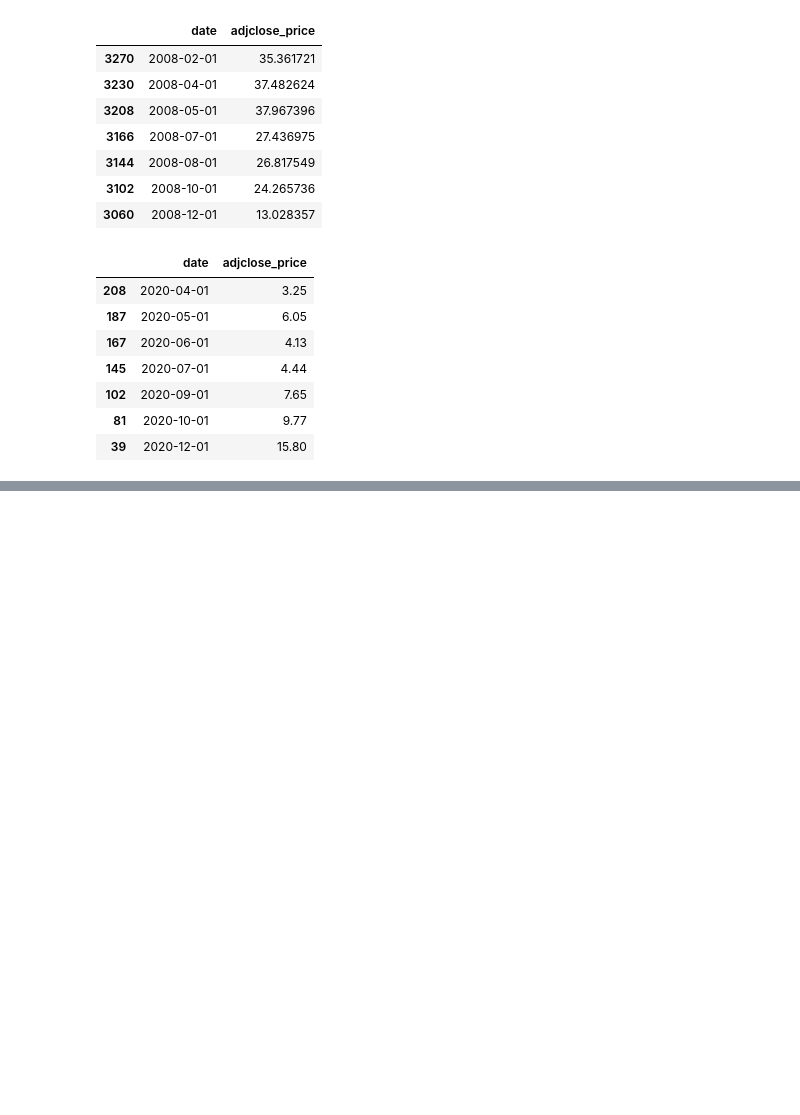
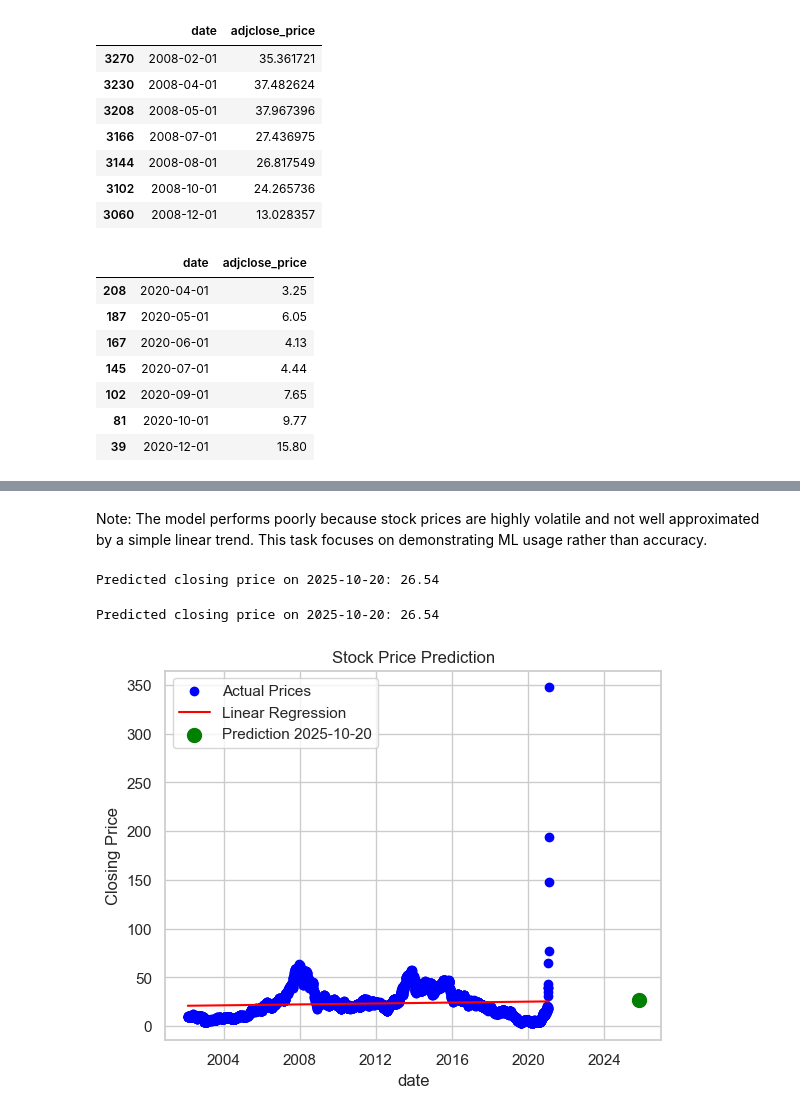
Before and after one commit to DAVE3625/Dave3625-Host-2025, a Jupyter notebook: Mandatory Assignments/MA2/Oblig2.ipynb, the cells around one changed output, grey strips where cells are left out. Drawn from its saved outputs; the diff is of its cells as text; code cells hidden in the pictures; blank space fills up the shorter version.

```diff
--- a/Mandatory Assignments/MA2/Oblig2.ipynb
+++ b/Mandatory Assignments/MA2/Oblig2.ipynb
@@ -204,0 +320,68 @@ Actual Adjusted Close Prices on 1st of Each Month in 2008 and 2021:
+# %% [markdown]
+Note: The model performs poorly because stock prices are highly volatile and not well approximated by a simple linear trend. This task focuses on demonstrating ML usage rather than accuracy.
+# %%
+import pandas as pd
+from sklearn.linear_model import LinearRegression
+from datetime import datetime
+
+# Load your stock data
+# Assume CSV has 'Date' and 'Close' columns
+data = pd.read_csv("GME_stock.csv")
+data['date'] = pd.to_datetime(data['date'])
+data['Date_ordinal'] = data['date'].map(pd.Timestamp.toordinal)  # Convert dates to numbers
+
+# Features and target
+X = data[['Date_ordinal']]
+y = data['close_price']
+
+# Train linear regression
+model = LinearRegression()
+model.fit(X, y)
+
+# Function to predict stock price for a given date
+def predict_price(input_date):
+    date_ordinal = pd.Timestamp(input_date).toordinal()
+    predicted_price = model.predict([[date_ordinal]])
+    return predicted_price[0]
+
+# Example usage
+date_to_predict = "2025-10-20"
+price = predict_price(date_to_predict)
+print(f"Predicted closing price on {date_to_predict}: {price:.2f}")
+# %% [output]
+Predicted closing price on 2025-10-20: 26.54
+# %%
+import pandas as pd
+import matplotlib.pyplot as plt
+from sklearn.linear_model import LinearRegression
+import numpy as np
+
+# Example data
+data = pd.read_csv('GME_stock.csv')  # your CSV with 'Date' and 'Close'
+data['date'] = pd.to_datetime(data['date'])
+data['DateOrdinal'] = data['date'].map(pd.Timestamp.toordinal)  # convert date to number
+
+# Train linear regression
+X = data['DateOrdinal'].values.reshape(-1, 1)
+y = data['close_price'].values
+model = LinearRegression()
+model.fit(X, y)
+
+# Predict for a specific date
+future_date = pd.to_datetime('2025-10-20')
+future_date_ord = np.array([[future_date.toordinal()]])
+predicted_price = model.predict(future_date_ord)[0]
+print(f"Predicted closing price on {future_date.date()}: {predicted_price:.2f}")
+
+# Visualize
+plt.scatter(data['date'], y, color='blue', label='Actual Prices')
+plt.plot(data['date'], model.predict(X), color='red', label='Linear Regression')
+plt.scatter(future_date, predicted_price, color='green', s=100, label='Prediction 2025-10-20')
+plt.xlabel('date')
+plt.ylabel('Closing Price')
+plt.title('Stock Price Prediction')
+plt.legend()
+plt.show()
+# %% [output]
+Predicted closing price on 2025-10-20: 26.54
+[figure, added]
```
Also changed, not shown: parts of 4 cells of this notebook, 1 other file.
